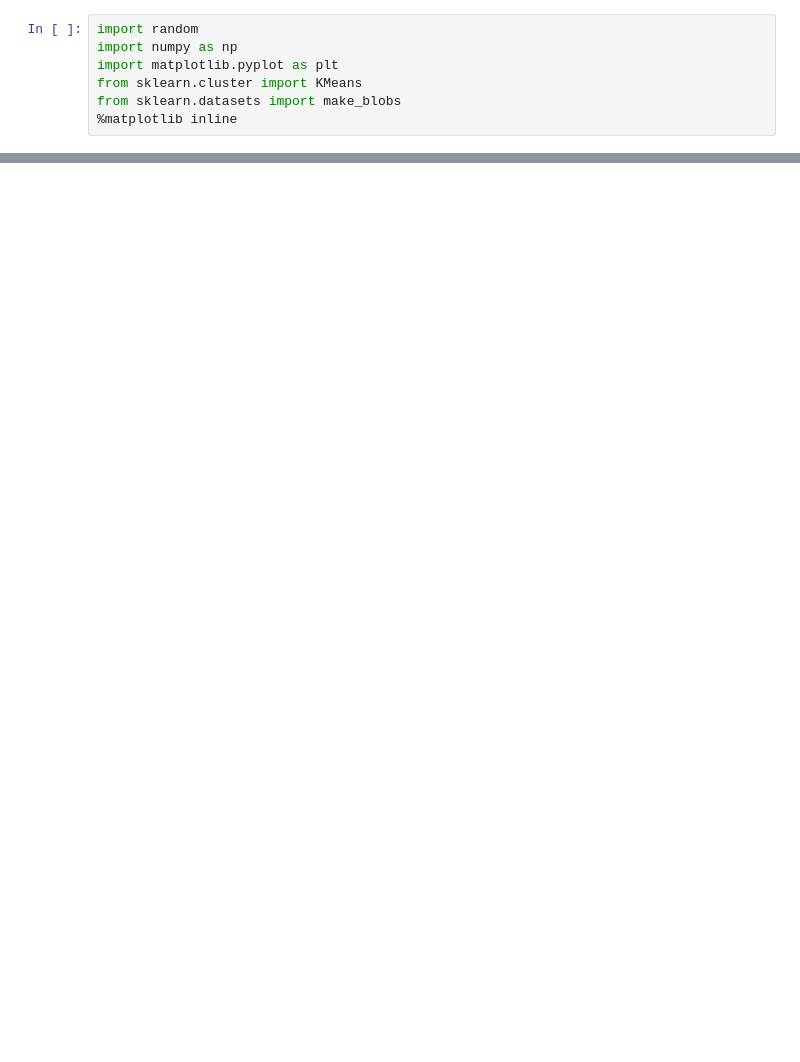
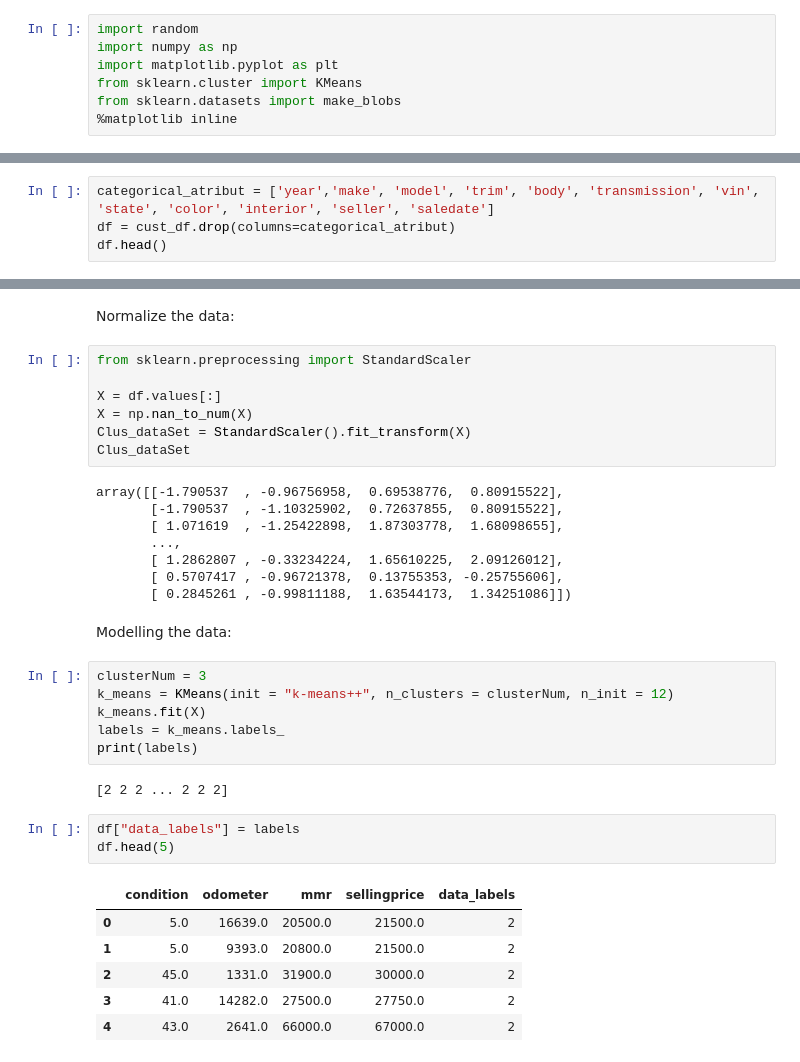
Before and after one commit to ddedida/machine-learning, a Jupyter notebook: kmeans-clustering/kmeans-clustering.ipynb, the cells around one changed output, grey strips where cells are left out. Drawn from its saved outputs; the diff is of its cells as text; blank space fills up the shorter version.

```diff
--- a/kmeans-clustering/kmeans-clustering.ipynb
+++ b/kmeans-clustering/kmeans-clustering.ipynb
@@ -66,0 +141,4 @@ plt.show()
+# %%
+categorical_atribut = ['year','make', 'model', 'trim', 'body', 'transmission', 'vin', 'state', 'color', 'interior', 'seller', 'saledate']
+df = cust_df.drop(columns=categorical_atribut)
+df.head()
@@ -66,0 +152,37 @@ plt.show()
+# %% [markdown]
+Normalize the data:
+# %%
+from sklearn.preprocessing import StandardScaler
+
+X = df.values[:]
+X = np.nan_to_num(X)
+Clus_dataSet = StandardScaler().fit_transform(X)
+Clus_dataSet
+# %% [output]
+array([[-1.790537  , -0.96756958,  0.69538776,  0.80915522],
+       [-1.790537  , -1.10325902,  0.72637855,  0.80915522],
+       [ 1.071619  , -1.25422898,  1.87303778,  1.68098655],
+       ...,
+       [ 1.2862807 , -0.33234224,  1.65610225,  2.09126012],
+       [ 0.5707417 , -0.96721378,  0.13755353, -0.25755606],
+       [ 0.2845261 , -0.99811188,  1.63544173,  1.34251086]])
+# %% [markdown]
+Modelling the data:
+# %%
+clusterNum = 3
+k_means = KMeans(init = "k-means++", n_clusters = clusterNum, n_init = 12)
+k_means.fit(X)
+labels = k_means.labels_
+print(labels)
+# %% [output]
+[2 2 2 ... 2 2 2]
+# %%
+df["data_labels"] = labels
+df.head(5)
+# %% [output]
+|  | condition | odometer | mmr | sellingprice | data_labels |
+| 0 | 5.0 | 16639.0 | 20500.0 | 21500.0 | 2 |
+| 1 | 5.0 | 9393.0 | 20800.0 | 21500.0 | 2 |
+| 2 | 45.0 | 1331.0 | 31900.0 | 30000.0 | 2 |
+| 3 | 41.0 | 14282.0 | 27500.0 | 27750.0 | 2 |
+| 4 | 43.0 | 2641.0 | 66000.0 | 67000.0 | 2 |
```
Also changed, not shown: parts of 34 cells of this notebook, 1 other file.
